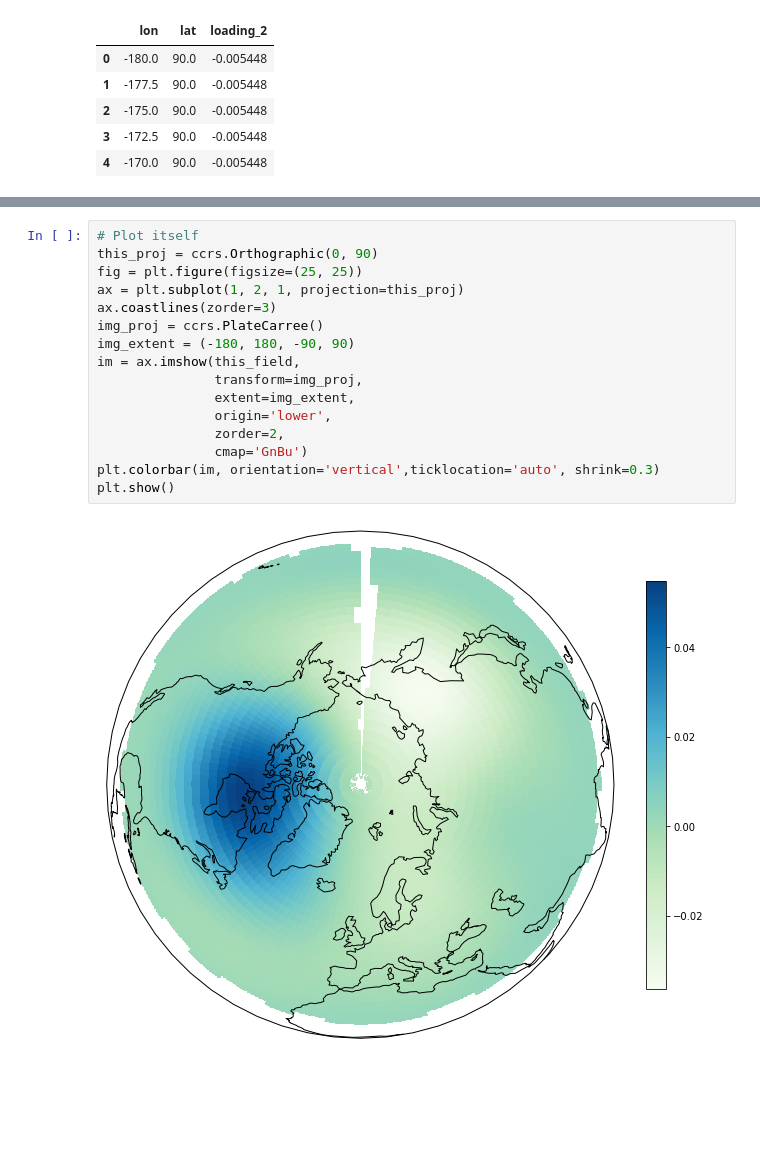
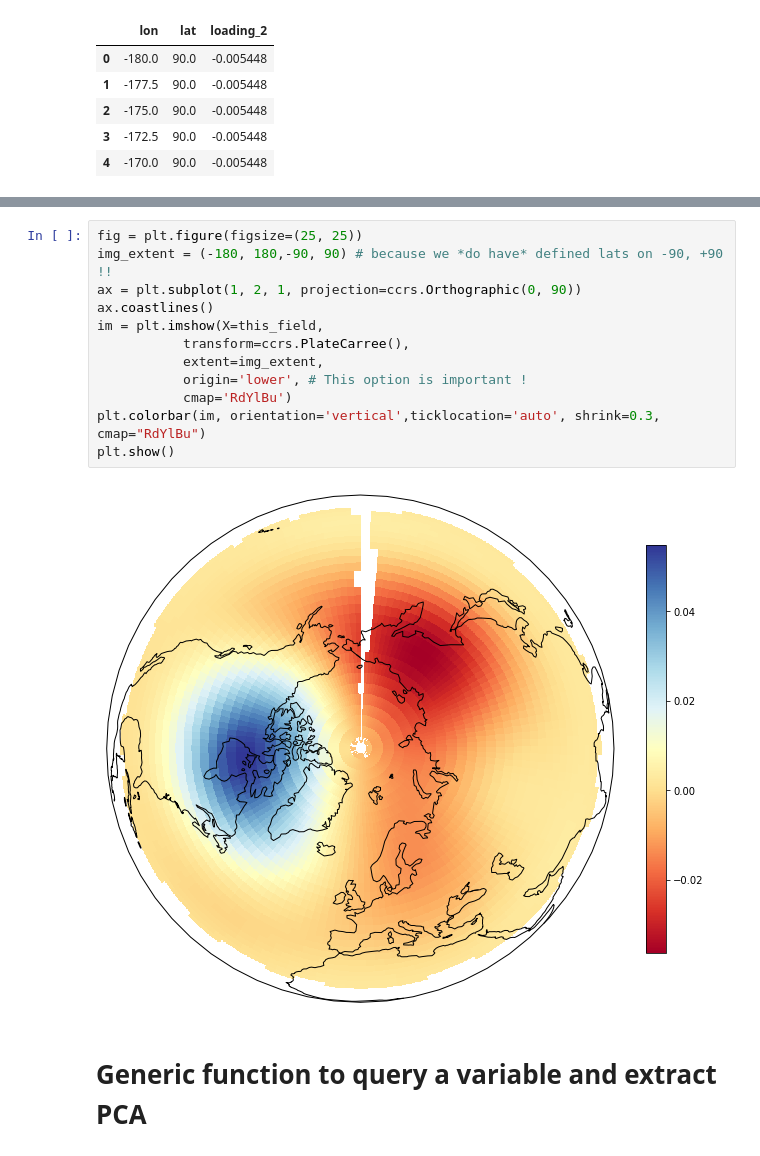
Before and after one commit to panhypersebastos/winter_predictor, a Jupyter notebook: era-int_pca_exploration.ipynb, the cells around one changed output, grey strips where cells are left out. Cells and saved outputs as stored; diff of their text form; blank space fills up the shorter version.

```diff
--- a/era-int_pca_exploration.ipynb
+++ b/era-int_pca_exploration.ipynb
@@ -357,20 +357,18 @@ masked_array(data =
  [ True False False ..., False False  True]],
        fill_value = 1e+20)
 # %%
-# Plot itself
-this_proj = ccrs.Orthographic(0, 90)
 fig = plt.figure(figsize=(25, 25))
-ax = plt.subplot(1, 2, 1, projection=this_proj)
-ax.coastlines(zorder=3)
-img_proj = ccrs.PlateCarree()
-img_extent = (-180, 180, -90, 90)
-im = ax.imshow(this_field,
-               transform=img_proj,
-               extent=img_extent,
-               origin='lower',
-               zorder=2,
-               cmap='GnBu')
-plt.colorbar(im, orientation='vertical',ticklocation='auto', shrink=0.3)
+img_extent = (-180, 180,-90, 90) # because we *do have* defined lats on -90, +90 !!
+ax = plt.subplot(1, 2, 1, projection=ccrs.Orthographic(0, 90))
+ax.coastlines()
+im = plt.imshow(X=this_field,
+           transform=ccrs.PlateCarree(),
+           extent=img_extent,
+           origin='lower', # This option is important !
+           cmap='RdYlBu')
+plt.colorbar(im, orientation='vertical',ticklocation='auto', shrink=0.3, cmap="RdYlBu")
 plt.show()
 # %% [output]
-[figure, old version]
+[figure, new version]
+# %% [markdown]
+# Generic function to query a variable and extract PCA
```
Also changed, not shown: parts of 3 cells of this notebook.
